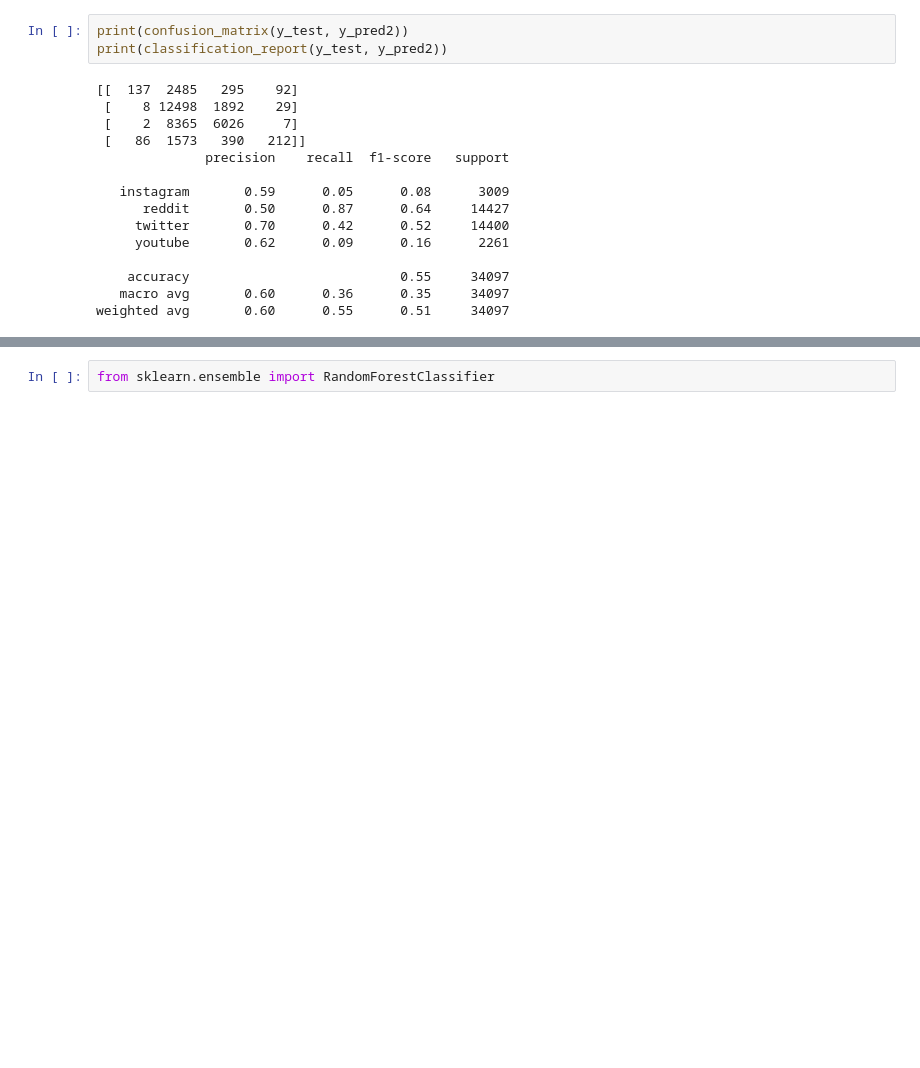
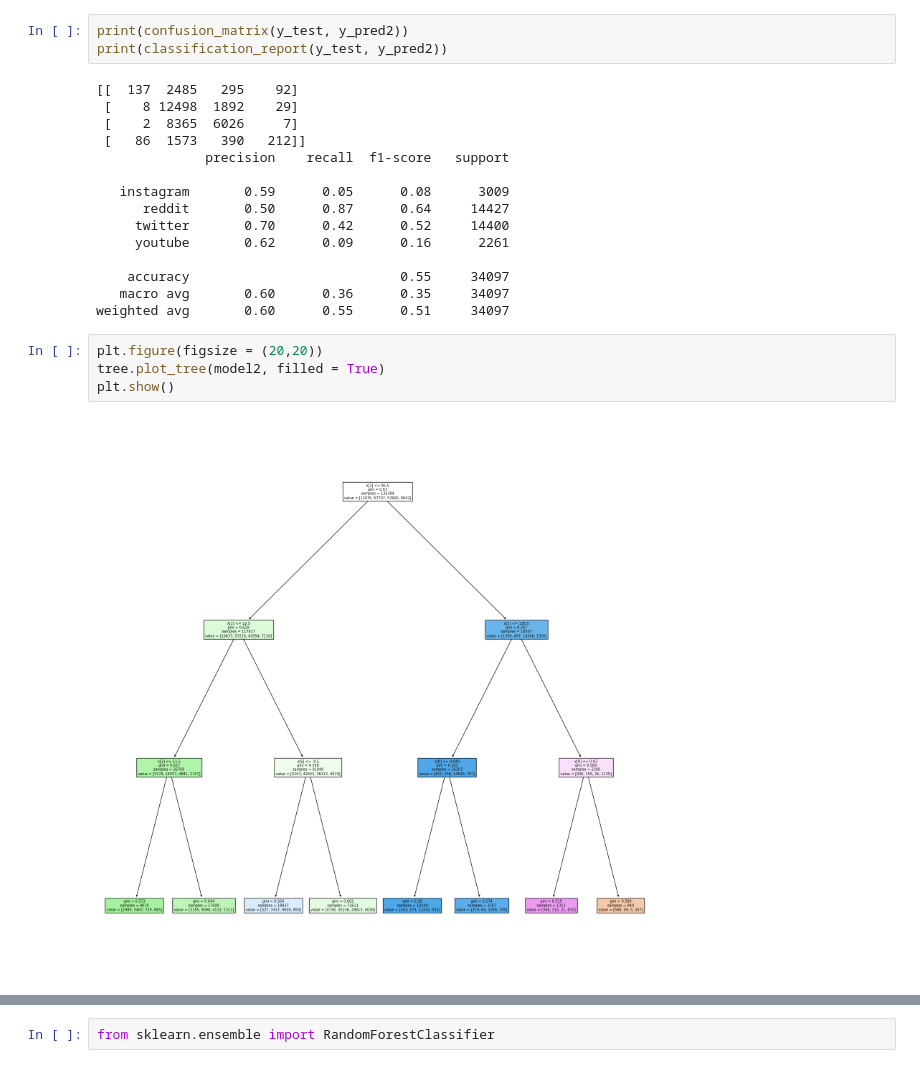
Before and after one commit to yang3410/cautious-octo-train, a Jupyter notebook: tree-forest/decision-tree_and_randForest_with_72kmax.ipynb, the cells around one changed output, grey strips where cells are left out. Drawn from its saved outputs; the diff is of its cells as text; blank space fills up the shorter version.

```diff
--- a/tree-forest/decision-tree_and_randForest_with_72kmax.ipynb
+++ b/tree-forest/decision-tree_and_randForest_with_72kmax.ipynb
@@ -218,3 +243,9 @@ print(classification_report(y_test, y_pred2))
     accuracy                           0.55     34097
    macro avg       0.60      0.36      0.35     34097
 weighted avg       0.60      0.55      0.51     34097
+# %%
+plt.figure(figsize = (20,20))
+tree.plot_tree(model2, filled = True)
+plt.show()
+# %% [output]
+[figure, added]
```
Also changed, not shown: parts of 8 cells of this notebook, 1 other file.
